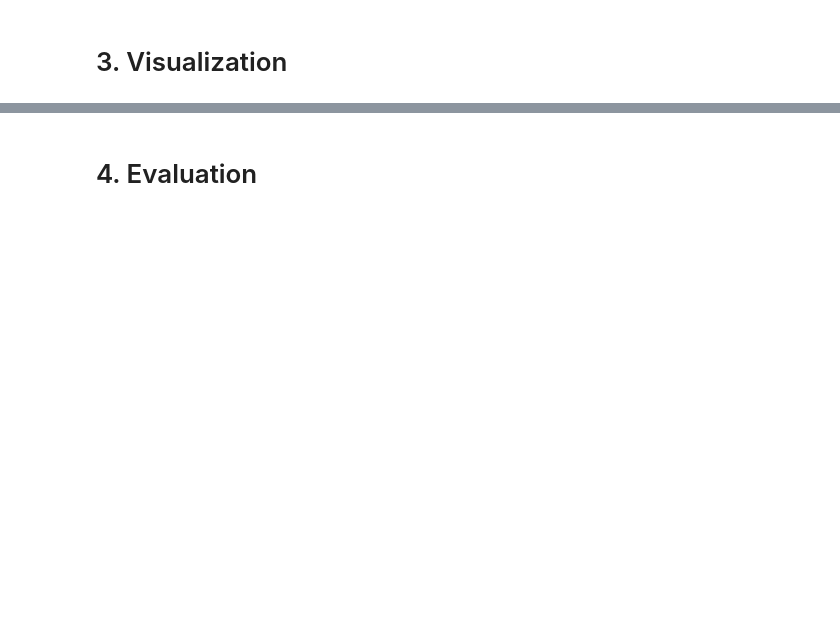
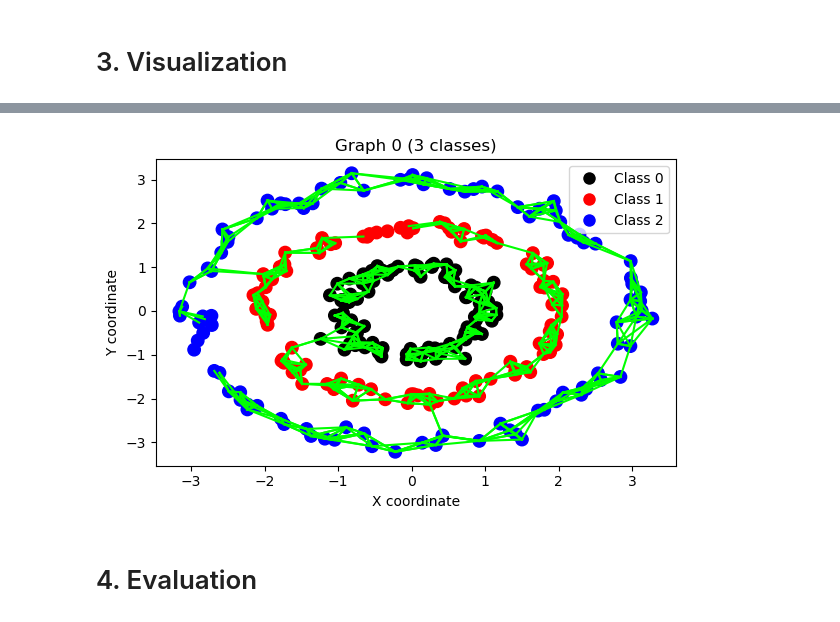
Before and after one commit to Onlycost15yens/COMP7404_group_project, a Jupyter notebook: Jiahao/algo.ipynb, the cells around one changed output, grey strips where cells are left out. Cells and saved outputs as stored; diff of their text form; code cells hidden in the pictures; blank space fills up the shorter version.

```diff
--- a/Jiahao/algo.ipynb
+++ b/Jiahao/algo.ipynb
@@ -198,6 +203,7 @@ def update_A(P, w_list, s_list, gamma=1.0):
             # Final update for j-th column using found eta
             A[:, j] = np.maximum(0, -b_j + eta)
 
+    A = (A.T + A) / 2
     return A
 
 
@@ -292,7 +298,7 @@ def make_global_graph(single_view_graph, class_number, default_gamma=1.0):
     P = init_P(A, class_number)
     gamma = default_gamma
 
-    for j in tqdm(range(1)):
+    for j in tqdm(range(5)):
         A = update_A(P, W, single_view_graph)
         L = compute_laplacian(A)
         P = update_P(L, class_number)
@@ -312,6 +318,6 @@ def make_global_graph(single_view_graph, class_number, default_gamma=1.0):
     return A
 # %%
 # global_graph = make_global_graph(single_view_graph, class_number)
-global_graph = make_global_graph([single_view_graph[1],single_view_graph[2]], class_number)
+global_graph = make_global_graph([single_view_graph[2],single_view_graph[8]], class_number)
 # %% [output]
 iteration: 0, L_rank: 299, gamma: 1.0
@@ -435,5 +481,7 @@ plot_clusters_multi(single_view_graph_X, single_view_graph_labels, single_view_g
 # %%
-plot_clusters_multi([single_view_graph_X[0]], [global_graph_labels], [global_graph])
+plot_clusters_multi([single_view_graph_X[0]], [global_graph_labels], [global_graph], max_neighbour=5)
+# %% [output]
+[figure, added]
 # %% [markdown]
 # 4. Evaluation
 # %%
```
Also changed, not shown: parts of 10 cells of this notebook, 1 other file.
